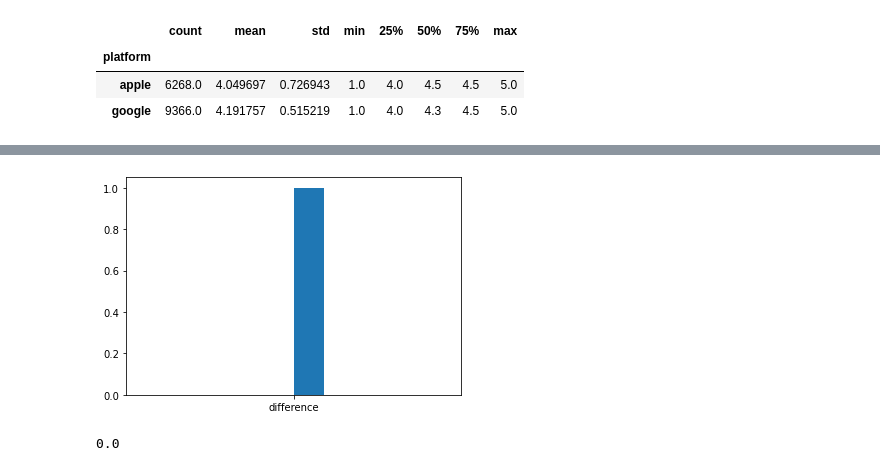
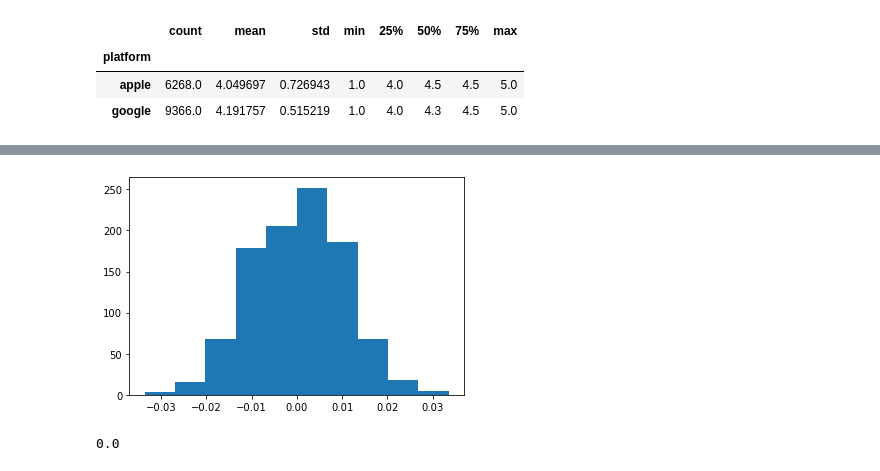
Before and after one commit to kryst8/Springboard, a Jupyter notebook: Springboard Apps project - Tier 3 - Complete-Copy1.ipynb, the cells around one changed output, grey strips where cells are left out. Cells and saved outputs as stored; diff of their text form; code cells hidden in the pictures.

```diff
--- a/Springboard Apps project - Tier 3 - Complete-Copy1.ipynb
+++ b/Springboard Apps project - Tier 3 - Complete-Copy1.ipynb
@@ -500,8 +520,8 @@ for i in range(1000):
 # %%
 # Make a variable called 'histo', and assign to it the result of plotting a histogram of the difference list.
-histo = plt.hist('difference')
+histo = plt.hist(difference)
 # %% [output]
-[figure, old version]
+[figure, new version]
 # %%
 # Now make a variable called obs_difference, and assign it the result of the mean of our 'apple' variable and the mean of our 'google variable'
 obs_difference = np.mean(apple) - np.mean(apple)
```
Also changed, not shown: parts of 5 cells of this notebook.
